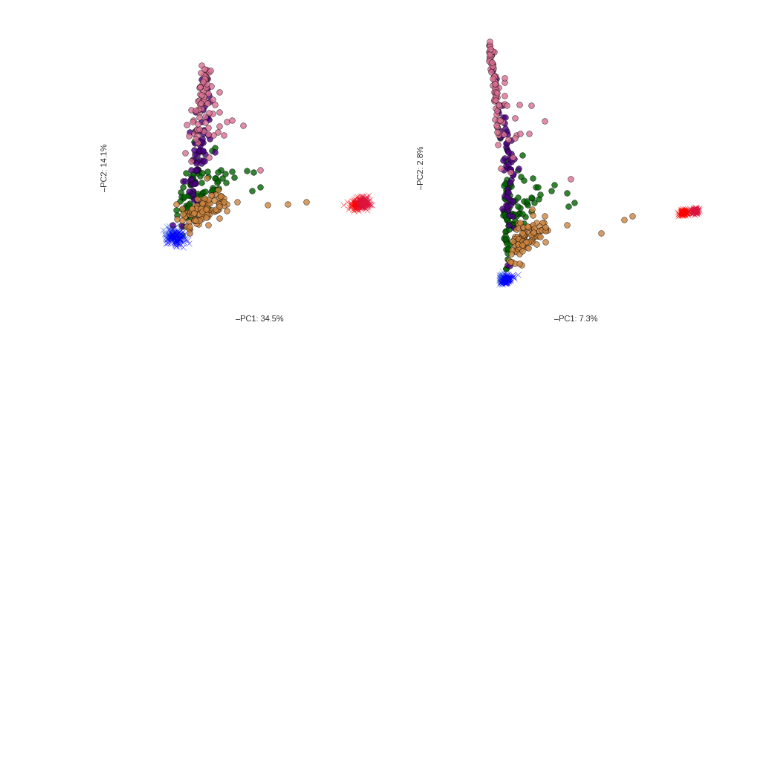
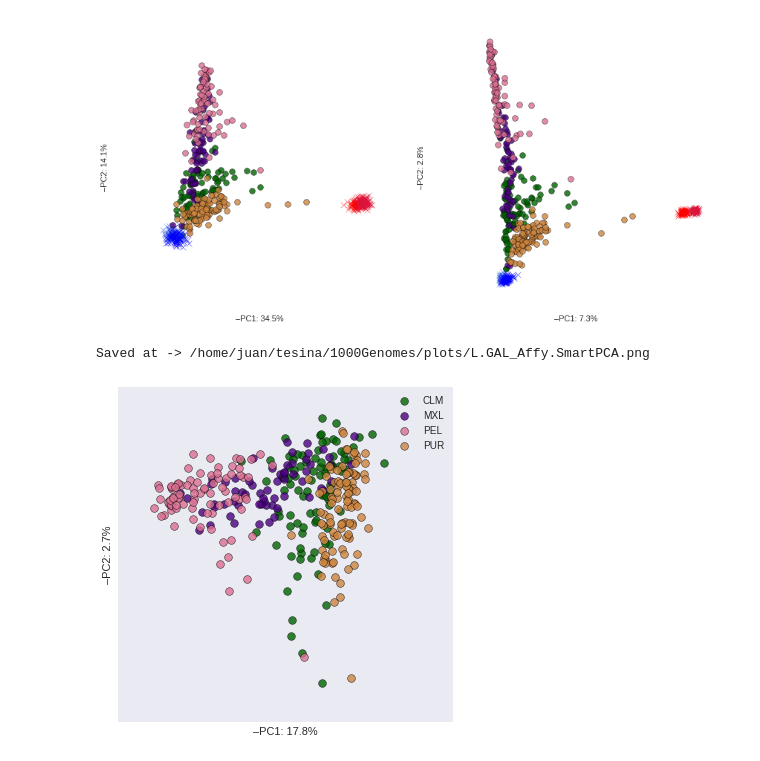
Before and after one commit to jmberros/ancestrator, a Jupyter notebook: PCA.ipynb, the cells around one changed output. Cells and saved outputs as stored; diff of their text form; code cells hidden in the pictures; blank space fills up the shorter version.

Commit message:
save plots

```diff
--- a/PCA.ipynb
+++ b/PCA.ipynb
@@ -42,9 +41,14 @@ for implementation in implementations:
 smartpca
 [figure]
 # %%
-dataset = Dataset('1000Genomes', 'ALL', 'CPx10')
+dataset = Dataset('1000Genomes', 'L', 'GAL_Affy')
 pca = dataset.pca()
 
-fig = plt.figure(figsize=(10, 10))
+fig = plt.figure(figsize=(6, 6))
 ax = fig.add_subplot(111)
-pca.plot(ax=ax, ['PC1', 'PC2'])
+
+pca.plot(ax, ['PC1', 'PC2'])
+pca.savefig()
+# %% [output]
+Saved at -> /home/juan/tesina/1000Genomes/plots/L.GAL_Affy.SmartPCA.png
+[figure, added]
```
Also changed, not shown: parts of 2 cells of this notebook, 6 other files.
